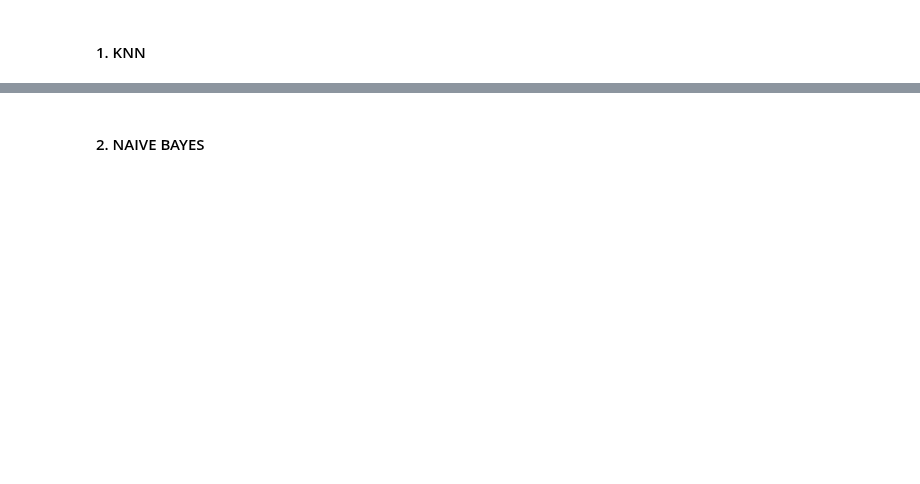
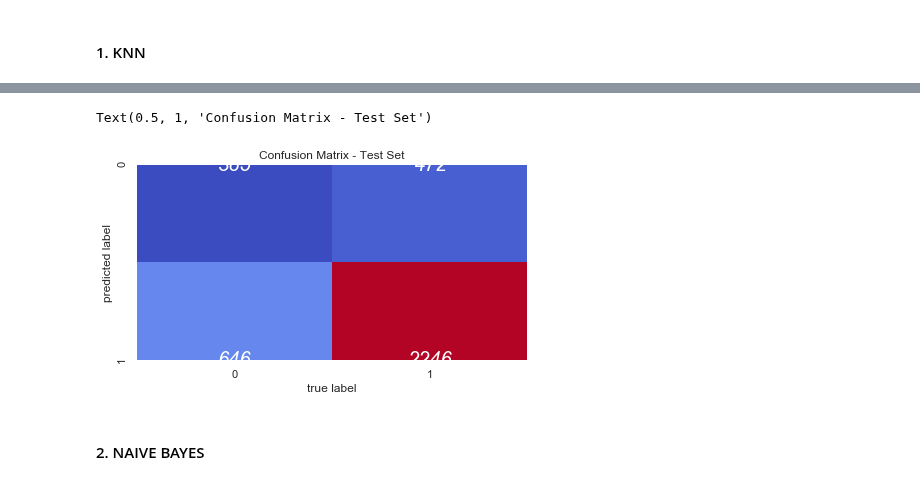
Before and after one commit to beatriz-lima/Machine-Learning-2019, a Jupyter notebook: Notes_Project.ipynb, the cells around one changed output, grey strips where cells are left out. Cells and saved outputs as stored; diff of their text form; code cells hidden in the pictures; blank space fills up the shorter version.

```diff
--- a/Notes_Project.ipynb
+++ b/Notes_Project.ipynb
@@ -725,0 +794,6 @@ tname = one_hot_encoded_frame.columns.values[nc-1] #get target name
+# %%
+## split data frame into test and train sets
+X_train, X_test, y_train, y_test = train_test_split(examples, target, random_state=0)
+
+print(X_train.shape)
+print(X_test.shape)
@@ -795,4 +886,4 @@ plt.title('Confusion Matrix - Train Set')
 # %%
-y_test_pred_b_knn = knn_b.predict(X_test_b)
+y_test_pred_b_knn = knn_b.predict(X_test)
 
-print("Accuracy on test set:",  knn_b.score(X_test_b, y_test_b))
+print("Accuracy on test set:",  knn_b.score(X_test, y_test_binary))
@@ -801,20 +903,23 @@ print(classification_report(y_test_b,y_test_pred_b_knn))
 # %%
-cm_test = confusion_matrix(y_test_b, y_test_pred_b_knn)
+cm_test = confusion_matrix(y_test_binary, y_test_pred_b_knn)
 
 annot_kws={'fontsize':20,
            'fontstyle':'italic',
            'color':"w",
            'alpha':1,
            'rotation':"horizontal",
            'verticalalignment':'center'}
 
 f, ax = plt.subplots(figsize=(7, 5))
 sns.heatmap(cm_test.T, cmap="coolwarm", square=True, annot = True, fmt='d', annot_kws = annot_kws, cbar=False,
             xticklabels=(0,1),
             yticklabels=(0,1))
 plt.xlabel('true label')
 plt.ylabel('predicted label');
 plt.title('Confusion Matrix - Test Set')
+# %% [output]
+Text(0.5, 1, 'Confusion Matrix - Test Set')
+[figure, added]
 # %% [markdown]
 #### 2. NAIVE BAYES
 # %%
```
Also changed, not shown: parts of 71 cells of this notebook.
